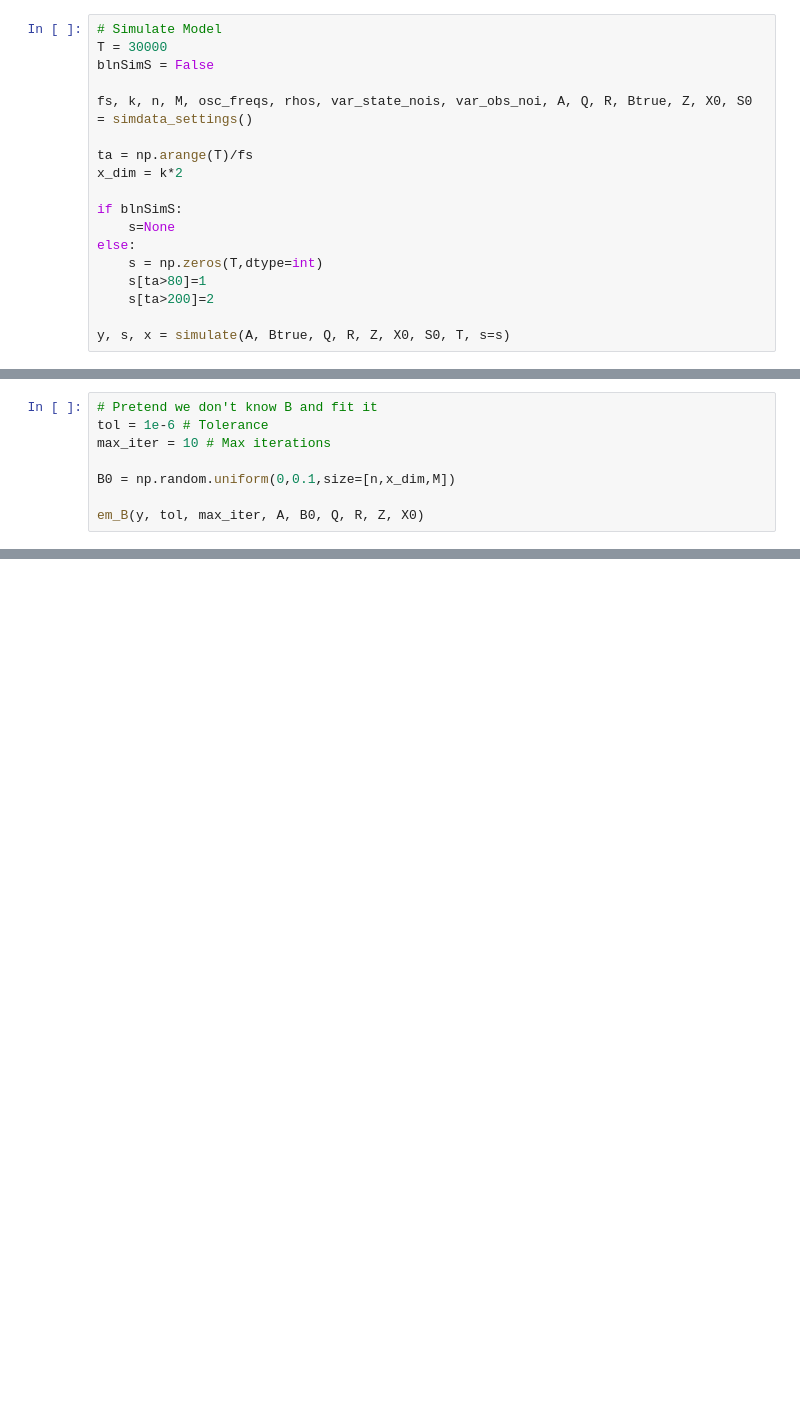
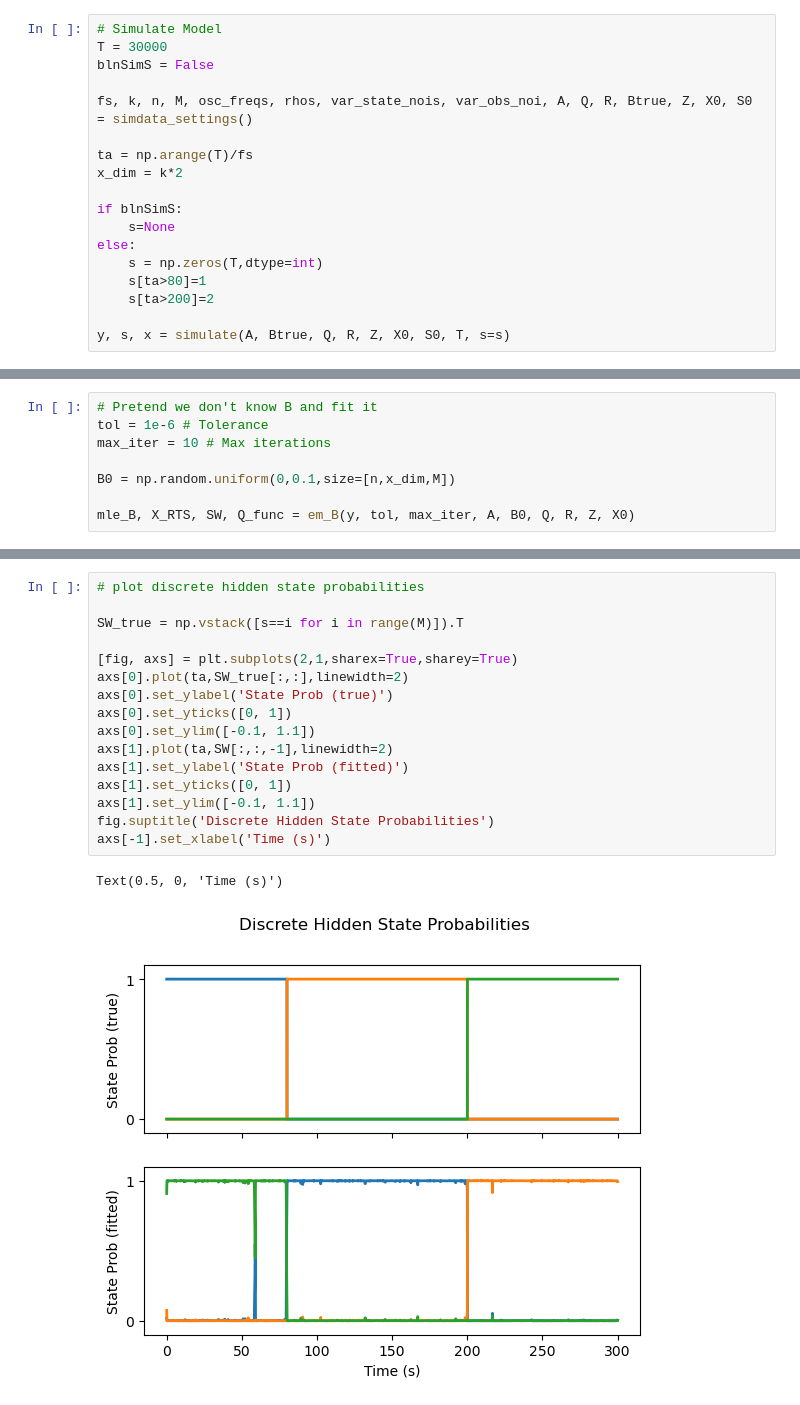
Before and after one commit to Eden-Kramer-Lab/Common_Oscillator_Models, a Jupyter notebook: notebooks/2_run_EM_simulated_model.ipynb, the cells around one changed output, grey strips where cells are left out. Drawn from its saved outputs; the diff is of its cells as text; blank space fills up the shorter version.

```diff
--- a/notebooks/2_run_EM_simulated_model.ipynb
+++ b/notebooks/2_run_EM_simulated_model.ipynb
@@ -31,5 +72,5 @@ max_iter = 10 # Max iterations
 
 B0 = np.random.uniform(0,0.1,size=[n,x_dim,M])
 
-em_B(y, tol, max_iter, A, B0, Q, R, Z, X0)
+mle_B, X_RTS, SW, Q_func = em_B(y, tol, max_iter, A, B0, Q, R, Z, X0)
 # %% [output]
@@ -36,0 +87,19 @@ LinAlgError: Singular matrix
+# %%
+# plot discrete hidden state probabilities
+
+SW_true = np.vstack([s==i for i in range(M)]).T
+
+[fig, axs] = plt.subplots(2,1,sharex=True,sharey=True)
+axs[0].plot(ta,SW_true[:,:],linewidth=2)
+axs[0].set_ylabel('State Prob (true)')
+axs[0].set_yticks([0, 1])
+axs[0].set_ylim([-0.1, 1.1])
+axs[1].plot(ta,SW[:,:,-1],linewidth=2)
+axs[1].set_ylabel('State Prob (fitted)')
+axs[1].set_yticks([0, 1])
+axs[1].set_ylim([-0.1, 1.1])
+fig.suptitle('Discrete Hidden State Probabilities')
+axs[-1].set_xlabel('Time (s)')
+# %% [output]
+Text(0.5, 0, 'Time (s)')
+[figure, added]
```
Also changed, not shown: parts of 5 cells of this notebook, 3 other files.
